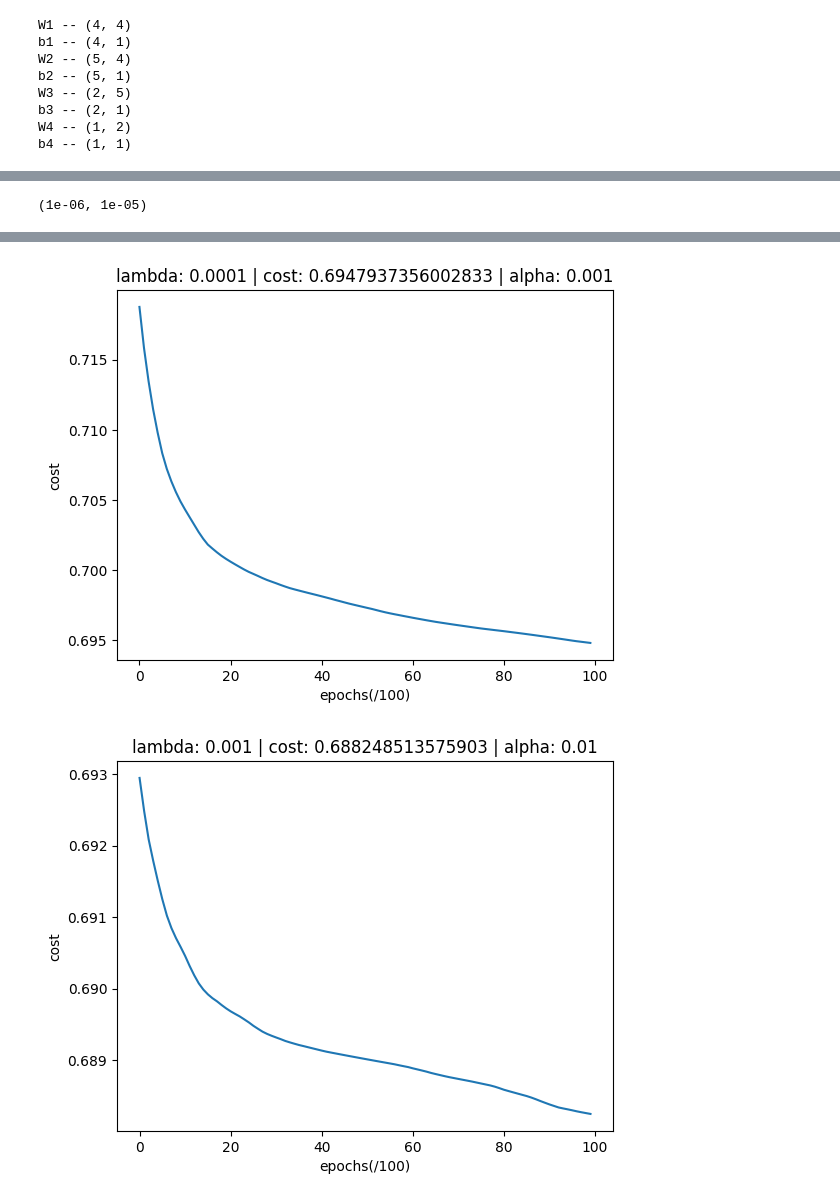
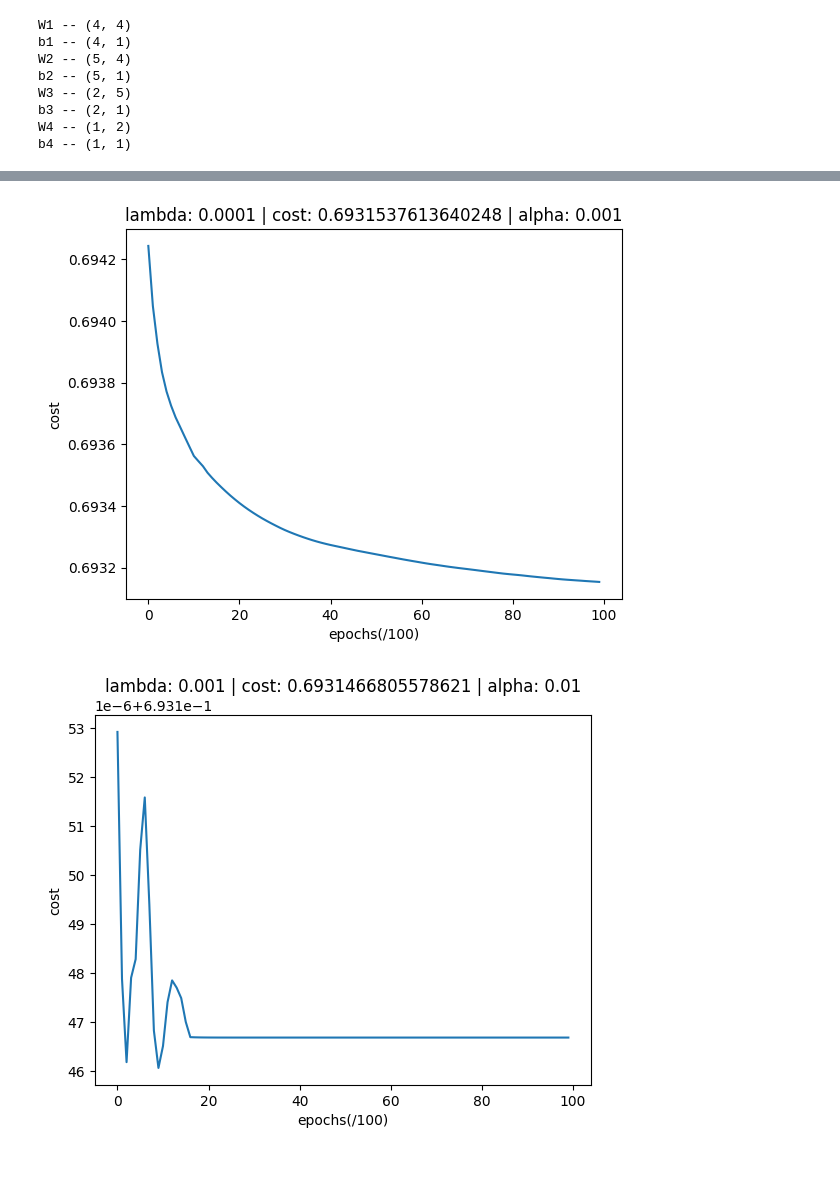
Before and after one commit to DaQshin/deep-neural-network, a Jupyter notebook: notebooks/reproduce.ipynb, the cells around one changed output, grey strips where cells are left out. Drawn from its saved outputs; the diff is of its cells as text; code cells hidden in the pictures; blank space fills up the shorter version.

Commit message:
fix: resolve broadcasting mismatch between dropout mask and dA_prev

```diff
--- a/notebooks/reproduce.ipynb
+++ b/notebooks/reproduce.ipynb
@@ -147,7 +149,7 @@ def linear_backward(dZ, cache, lambd=0):
     return dA_prev, dW, db
 # %%
 def sigmoid_backward(dA, activation_cache):
-    Z, D = activation_cache
+    Z = activation_cache
     A = 1 / (1 + np.exp(-Z))
     return dA * A * (1 - A)
 # %%
@@ -157,30 +159,29 @@ def relu_backward(dA, activation_cache):
     return dZ
 # %%
 def tanh_backward(dA, activation_cache):
-    Z, D = activation_cache
+    Z = activation_cache
 
     return dA * (1 - np.square(np.tanh(Z)))
 # %%
 def linear_activation_backward(dA, cache, activation, lambd=0, keep_prob=1):
     linear_cache, activation_cache = cache
     activation_cache_without_D, D = activation_cache
+
+    dA *= D
+    dA /= keep_prob
+
     if activation == 'sigmoid':
-        dZ = sigmoid_backward(dA, activation_cache)
+        dZ = sigmoid_backward(dA, activation_cache_without_D)
         dA_prev, dW, db = linear_backward(dZ, linear_cache, lambd)
 
     elif activation == 'relu':
-        dZ = relu_backward(dA, activation_cache)
+        dZ = relu_backward(dA, activation_cache_without_D)
         dA_prev, dW, db = linear_backward(dZ, linear_cache, lambd)
 
     elif activation == 'tanh':
-        dZ = tanh_backward(dA, activation_cache)
+        dZ = tanh_backward(dA, activation_cache_without_D)
         dA_prev, dW, db = linear_backward(dZ, linear_cache, lambd)
 
-    print(D.shape)
-    print(dA_prev.shape)
-    dA_prev *= D
-    dA_prev /= keep_prob
-
     return dA_prev, dW, db
 # %%
 def L_model_backward(AL, Y, caches, lambd=0, keep_prob=1, eps=1e-12):
@@ -224,7 +237,7 @@ def L_layer_model(X, Y, params, lambd=0, keep_prob=1, learning_rate=0.01, num_it
     costs = []
     for i in range(num_iterations):
         AL, caches = L_model_forward(X, params, keep_prob)
-        cost = compute_cost(Y, AL, lambd)
+        cost = compute_cost(Y, AL)
         grads = L_model_backward(AL, Y, caches, lambd, keep_prob)
         params = update_parameters(params, grads, learning_rate)
 
@@ -292,11 +327,10 @@ params = He_initialization(layers_dims)
 test = list(zip(lambds, alphas))
 
 for lambd, alpha in list(zip(lambds, alphas)):
-    params, costs = L_layer_model(X, Y, params, lambd=lambd, learning_rate=alpha, num_iterations=10000)
+    params, costs = L_layer_model(X, Y, params, lambd=lambd, learning_rate=alpha, num_iterations=1000)
     plt.plot(range(len(costs)), costs)
     plt.title(f'lambda: {lambd} | cost: {costs[-1]} | alpha: {alpha}')
     plt.xlabel('epochs(/100)')
     plt.ylabel('cost')
     plt.show()
 # %% [output]
-(1e-06, 1e-05)
@@ -305,2 +339,2 @@ for lambd, alpha in list(zip(lambds, alphas)):
-[figure, old version]
+[figure, new version]
-[figure, old version]
+[figure, new version]
```
Also changed, not shown: parts of 8 cells of this notebook, 1 other file.
